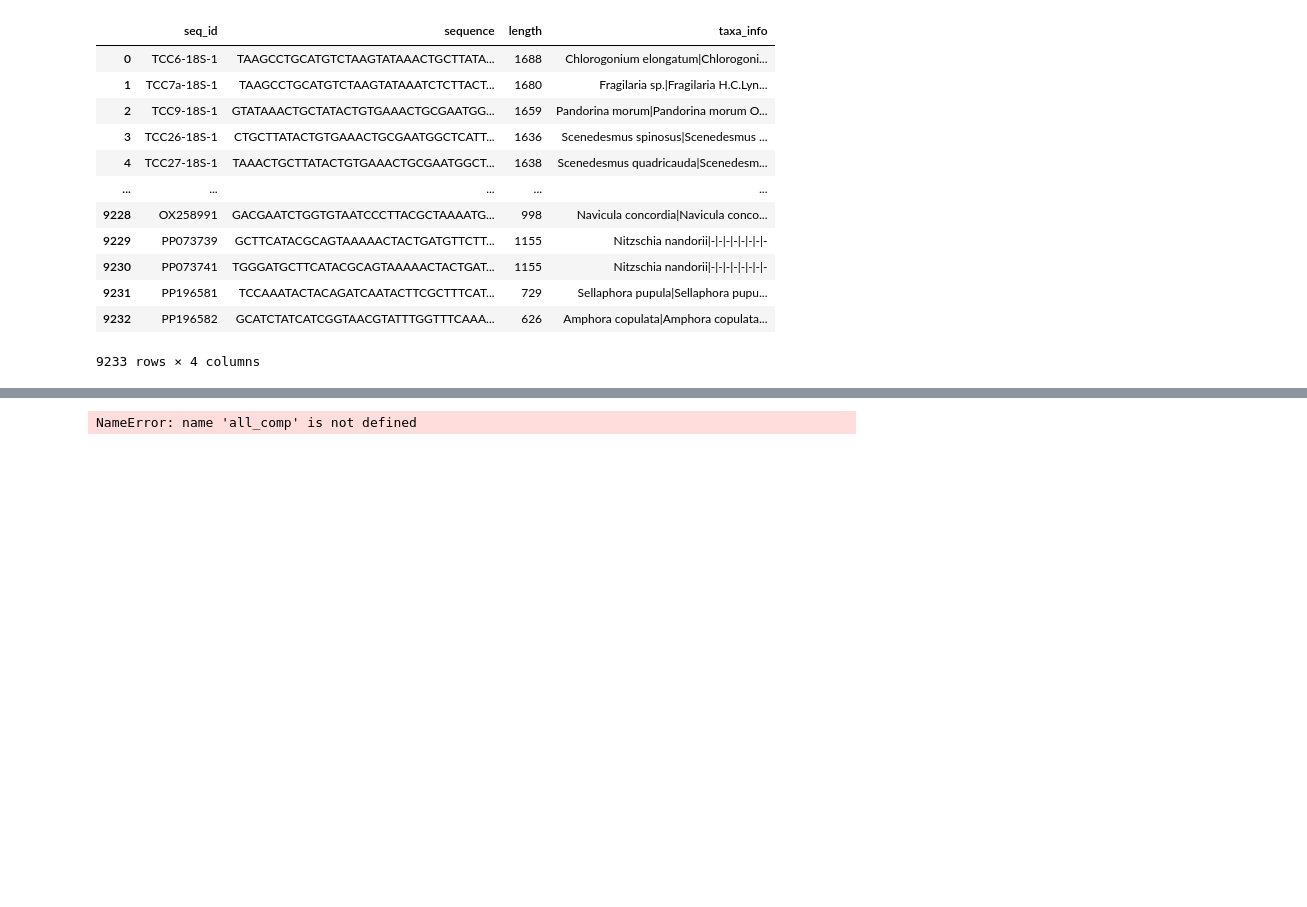
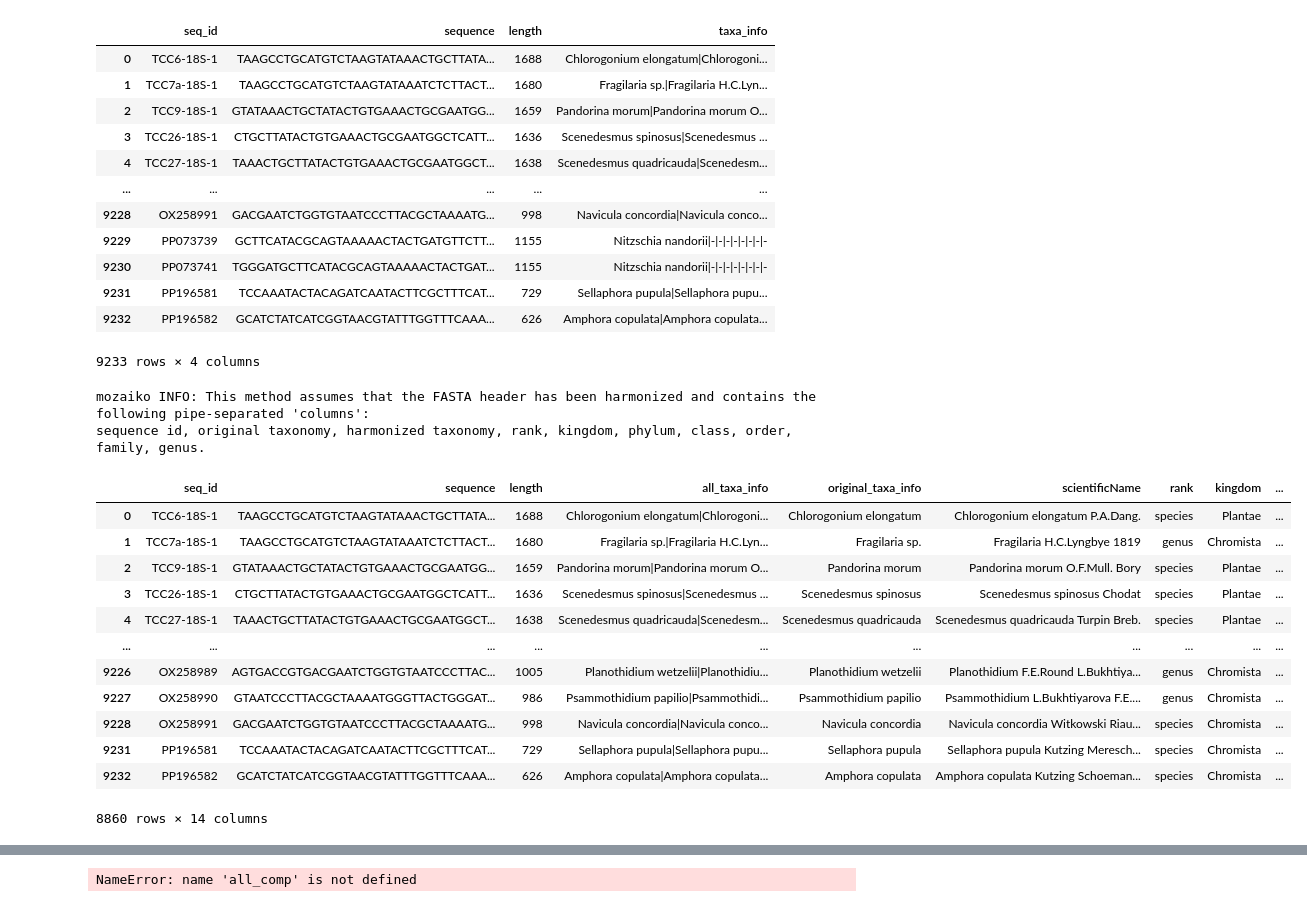
Before and after one commit to CIBIO-BU/mozaiko, a Jupyter notebook: draft.ipynb, the cells around one changed output, grey strips where cells are left out. Saved outputs shown, nothing was run; the diff lists cells and outputs as text; code cells hidden in the pictures; blank space fills up the shorter version.

Commit message:
changes reflecting pre-processing of database for better harmonized taxonomy handling up until in sillico analysis

```diff
--- a/draft.ipynb
+++ b/draft.ipynb
@@ -27 +25,20 @@ import pandas as pd
+# %%
+pre_processed = dt_class.pre_process_harmonized_fasta()
+pre_processed
+# %% [output]
+mozaiko INFO: This method assumes that the FASTA header has been harmonized and contains the following pipe-separated 'columns':
+sequence id, original taxonomy, harmonized taxonomy, rank, kingdom, phylum, class, order, family, genus.
+|  | seq_id | sequence | length | all_taxa_info | original_taxa_info | scientificName | rank | kingdom | ... |
+| 0 | TCC6-18S-1 | TAAGCCTGCATGTCTAAGTATAAACTGCTTATA... | 1688 | Chlorogonium elongatum|Chlorogoni... | Chlorogonium elongatum | Chlorogonium elongatum P.A.Dang. | species | Plantae | ... |
+| 1 | TCC7a-18S-1 | TAAGCCTGCATGTCTAAGTATAAATCTCTTACT... | 1680 | Fragilaria sp.|Fragilaria H.C.Lyn... | Fragilaria sp. | Fragilaria H.C.Lyngbye 1819 | genus | Chromista | ... |
+| 2 | TCC9-18S-1 | GTATAAACTGCTATACTGTGAAACTGCGAATGG... | 1659 | Pandorina morum|Pandorina morum O... | Pandorina morum | Pandorina morum O.F.Mull. Bory | species | Plantae | ... |
+| 3 | TCC26-18S-1 | CTGCTTATACTGTGAAACTGCGAATGGCTCATT... | 1636 | Scenedesmus spinosus|Scenedesmus ... | Scenedesmus spinosus | Scenedesmus spinosus Chodat | species | Plantae | ... |
+| 4 | TCC27-18S-1 | TAAACTGCTTATACTGTGAAACTGCGAATGGCT... | 1638 | Scenedesmus quadricauda|Scenedesm... | Scenedesmus quadricauda | Scenedesmus quadricauda Turpin Breb. | species | Plantae | ... |
+| ... | ... | ... | ... | ... | ... | ... | ... | ... | ... |
+| 9226 | OX258989 | AGTGACCGTGACGAATCTGGTGTAATCCCTTAC... | 1005 | Planothidium wetzelii|Planothidiu... | Planothidium wetzelii | Planothidium F.E.Round L.Bukhtiya... | genus | Chromista | ... |
+| 9227 | OX258990 | GTAATCCCTTACGCTAAAATGGGTTACTGGGAT... | 986 | Psammothidium papilio|Psammothidi... | Psammothidium papilio | Psammothidium L.Bukhtiyarova F.E.... | genus | Chromista | ... |
+| 9228 | OX258991 | GACGAATCTGGTGTAATCCCTTACGCTAAAATG... | 998 | Navicula concordia|Navicula conco... | Navicula concordia | Navicula concordia Witkowski Riau... | species | Chromista | ... |
+| 9231 | PP196581 | TCCAAATACTACAGATCAATACTTCGCTTTCAT... | 729 | Sellaphora pupula|Sellaphora pupu... | Sellaphora pupula | Sellaphora pupula Kutzing Meresch... | species | Chromista | ... |
+| 9232 | PP196582 | GCATCTATCATCGGTAACGTATTTGGTTTCAAA... | 626 | Amphora copulata|Amphora copulata... | Amphora copulata | Amphora copulata Kutzing Schoeman... | species | Chromista | ... |
+8860 rows × 14 columns
 # %%
```
Also changed, not shown: parts of 14 cells of this notebook, 5 other files.
